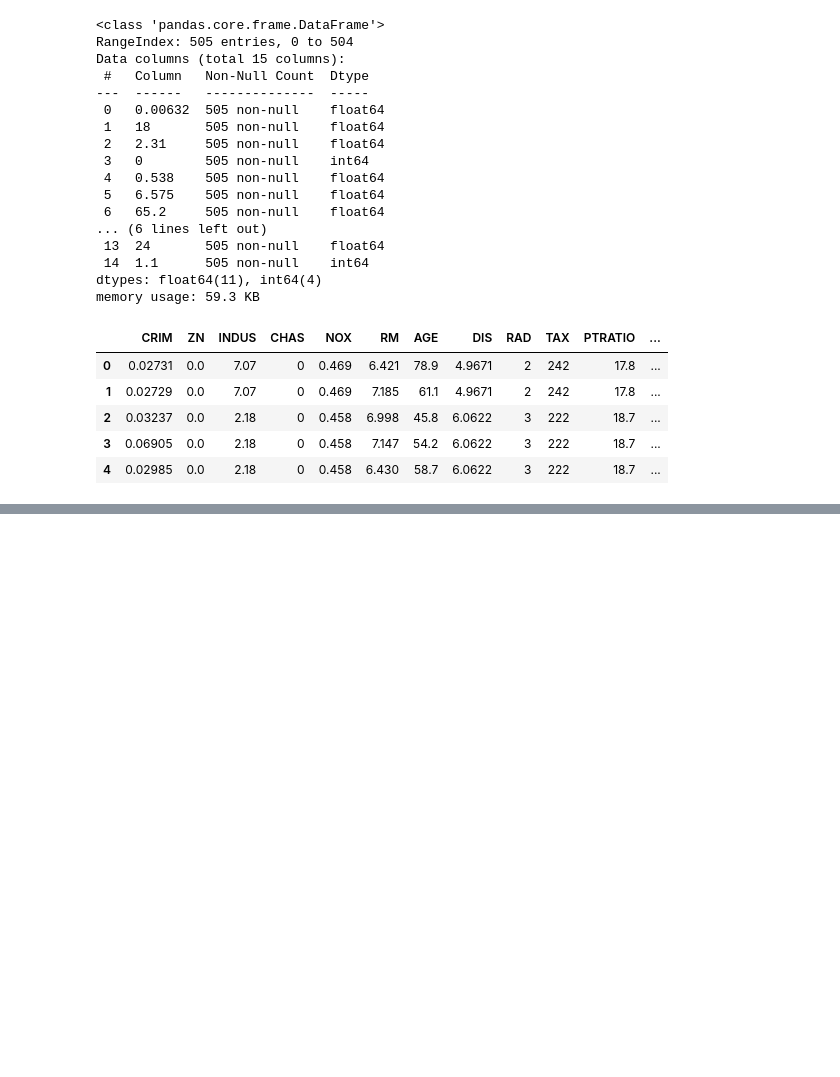
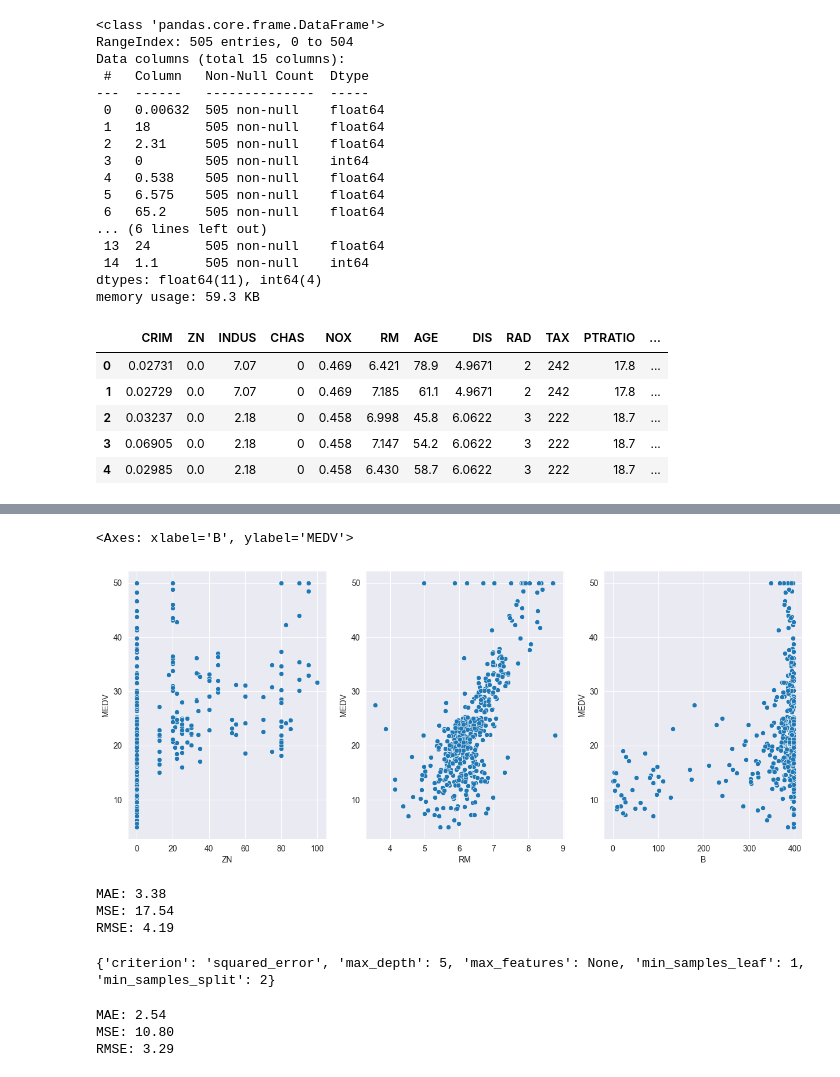
Before and after one commit to Aliakbar-omidi/UCI, a Jupyter notebook: main.ipynb, the cells around one changed output, grey strips where cells are left out. Saved outputs shown, nothing was run; the diff lists cells and outputs as text; code cells hidden in the pictures; blank space fills up the shorter version.

```diff
--- a/main.ipynb
+++ b/main.ipynb
@@ -80,0 +121,14 @@ dtype: int64
+# %%
+
+plt.figure(figsize=(15, 6))
+plt.subplot(1, 3, 1)
+sns.scatterplot(x=df['ZN'], y=df['MEDV'])
+
+plt.subplot(1, 3, 2)
+sns.scatterplot(x=df['RM'], y=df['MEDV'])
+
+plt.subplot(1, 3, 3)
+sns.scatterplot(x=df['B'], y=df['MEDV'])
+# %% [output]
+<Axes: xlabel='B', ylabel='MEDV'>
+[figure, added]
@@ -80,0 +137,54 @@ dtype: int64
+# %%
+lr = LinearRegression()
+lr.fit(x_train, y_train)
+
+y_pred = lr.predict(x_test)
+
+lr_mae = mean_absolute_error(y_test, y_pred)
+lr_mse = mean_squared_error(y_test, y_pred)
+lr_rmse = lr_mse ** 0.5
+
+print(f"MAE: {lr_mae:.2f}")
+print(f"MSE: {lr_mse:.2f}")
+print(f"RMSE: {lr_rmse:.2f}")
+# %% [output]
+MAE: 3.38
+MSE: 17.54
+RMSE: 4.19
+# %%
+
+param_grid_tree = {
+    'max_depth': [3, 5, 10, None],
+    'min_samples_split': [2, 5, 10],
+    'min_samples_leaf': [1, 2, 4],
+    'max_features': ['sqrt', 'log2', None],
+    'criterion': ['squared_error', 'friedman_mse']
+}
+
+grid_tree = GridSearchCV(DecisionTreeRegressor(),
+                         param_grid=param_grid_tree,
+                         scoring='neg_mean_squared_error',
+                         cv=5,
+                         n_jobs=-1)
+grid_tree.fit(x_train, y_train)
+
+best_param_tree = grid_tree.best_params_
+print(best_param_tree)
+# %% [output]
+{'criterion': 'squared_error', 'max_depth': 5, 'max_features': None, 'min_samples_leaf': 1, 'min_samples_split': 2}
+# %%
+best_tree_reg = DecisionTreeRegressor(**best_param_tree)
+best_tree_reg.fit(x_train, y_train)
+y_pred = best_tree_reg.predict(x_test)
+
+dt_mae = mean_absolute_error(y_test, y_pred)
+dt_mse = mean_squared_error(y_test, y_pred)
+dt_rmse = dt_mse ** 0.5
+
+print(f"MAE: {dt_mae:.2f}")
+print(f"MSE: {dt_mse:.2f}")
+print(f"RMSE: {dt_rmse:.2f}")
+# %% [output]
+MAE: 2.54
+MSE: 10.80
+RMSE: 3.29
```
Also changed, not shown: parts of 10 cells of this notebook.
